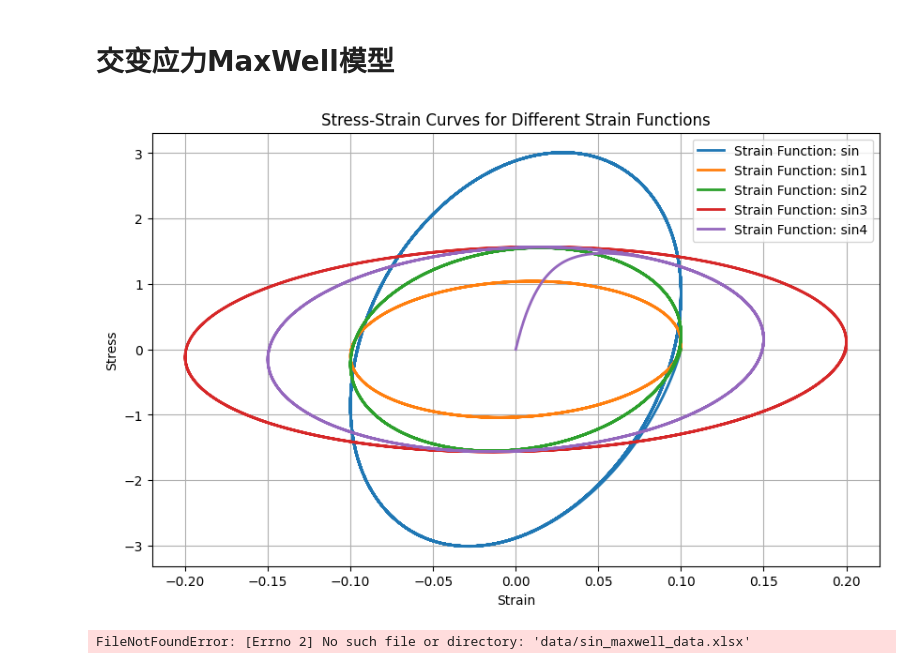
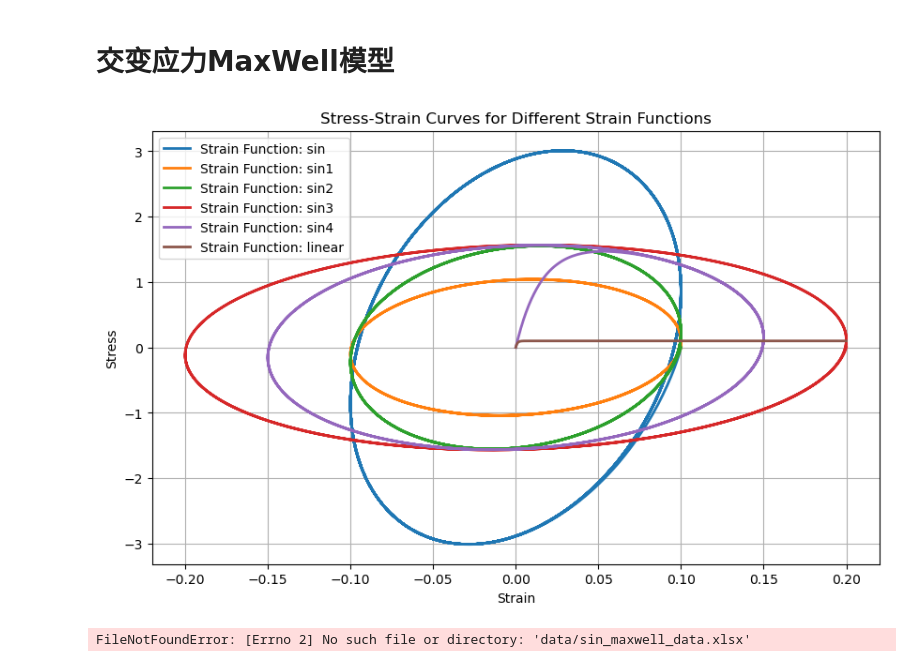
Before and after one commit to xiaolihuamao/Constitutive_Equation, a Jupyter notebook: stress_strain_fitting/data_generator.ipynb, the cells around one changed output. Cells and saved outputs as stored; diff of their text form; code cells hidden in the pictures.

```diff
--- a/stress_strain_fitting/data_generator.ipynb
+++ b/stress_strain_fitting/data_generator.ipynb
@@ -238,12 +238,11 @@ def strain_sin2(time):
 
     return epsilon_0 * np.cos(omega * time/2)
 def strain_sin3(time):
-    """ 自定义应变函数（例如线性增加） """
     return 2*epsilon_0 * np.cos(omega * time/4)
 def strain_sin4(time):
-    """ 线性增加的应变函数 """
     return 1.5*epsilon_0 * np.sin(omega * time/3)
-
+def strain_linear(time):
+    return  epsilon_0 * time/10  # 线性增加的应变
 # 参数
 E = 1.0  # 弹性模量
 eta = 0.1  # 粘性系数
@@ -262,35 +261,36 @@ plt.figure(figsize=(10, 6))
 strain_functions = [
     ("sin", strain_sin),
     ("sin1", strain_sin1),
     ("sin2", strain_sin2),
     ("sin3", strain_sin3),
-    ("sin4",strain_sin4)
+    ("sin4",strain_sin4),
+    ("linear",strain_linear)
 ]
 n=1
 for name, strain_func in strain_functions:
     # 计算应力-应变数据
     time, strain, stress,strain_rate = calc_stress(E, eta, strain_func, N, 10 * T)
 
     # 创建DataFrame
     data = pd.DataFrame({'Time': time, 'Strain': strain, 'Stress': stress,'n':[n]*len(time),'Strain_rate':strain_rate})
     n=n+1
     # 将数据写入Excel文件的不同工作簿
     data.to_excel(writer, sheet_name=name, index=False)
 
     # 绘制曲线
     plt.plot(strain, stress, label=f'Strain Function: {name}', linewidth=2)
 
 # 保存Excel文件
 writer.close()
 
 plt.xlabel('Strain')
 plt.ylabel('Stress')
 plt.title('Stress-Strain Curves for Different Strain Functions')
 plt.legend()
 plt.grid(True)
 plt.show()
 # %% [output]
-[figure, old version]
+[figure, new version]
 # %%
 # 读取Excel文件
 file_path = 'data/sin_maxwell_data.xlsx'
```
Also changed, not shown: 13 other files.
